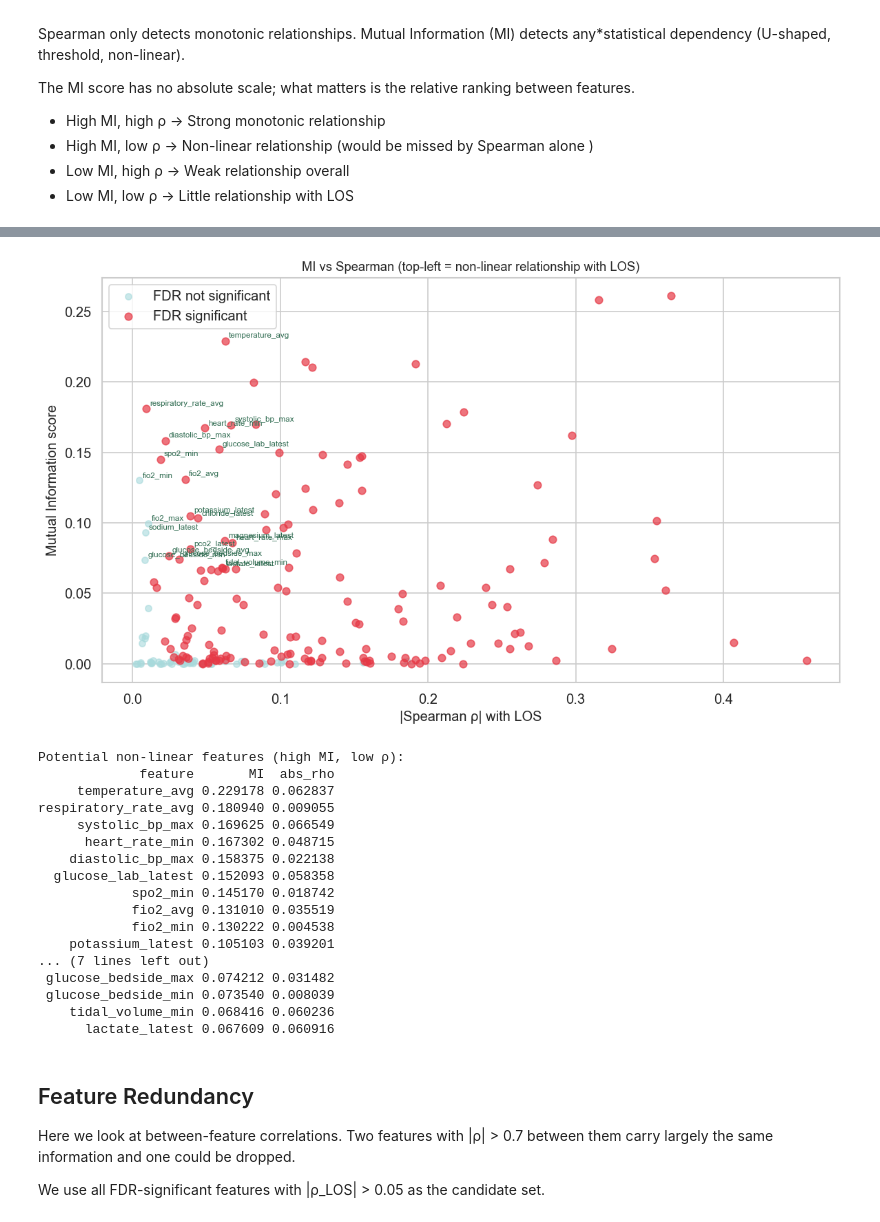
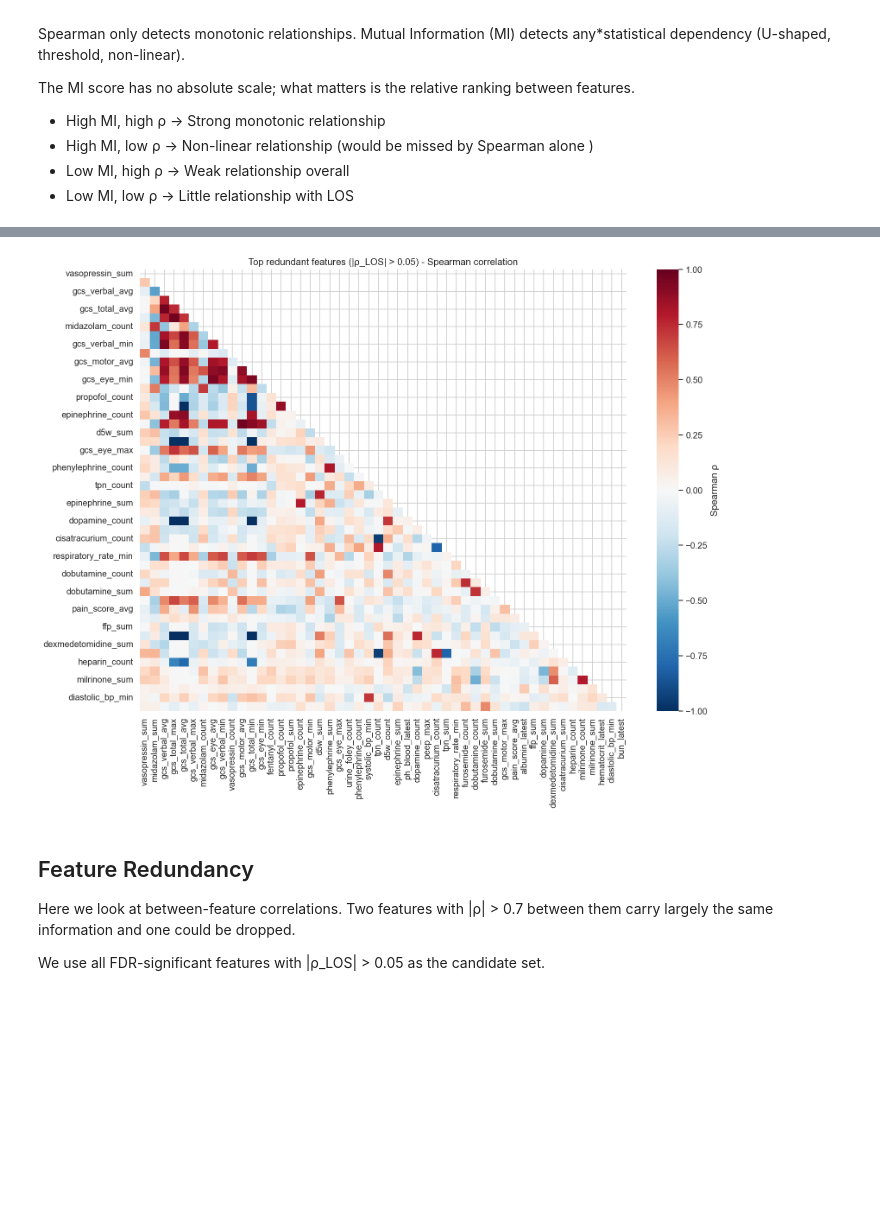
Before and after one commit to belacartaxo/icu-length-of-stay-prediction-system, a Jupyter notebook: 02_statistical_analysis.ipynb, the cells around one changed output, grey strips where cells are left out. Drawn from its saved outputs; the diff is of its cells as text; code cells hidden in the pictures; blank space fills up the shorter version.

Commit message:
cured dataset

```diff
--- a/02_statistical_analysis.ipynb
+++ b/02_statistical_analysis.ipynb
@@ -20,7 +20,7 @@ warnings.filterwarnings("ignore")
 sns.set_theme(style="whitegrid", palette="muted", font_scale=1.1)
 plt.rcParams["figure.dpi"] = 120
 
-df = pd.read_csv("final.csv")
+df = pd.read_csv("data/datasets/final.csv")
 
 TARGET = "LOS"
 df[TARGET] = pd.to_numeric(df[TARGET], errors="coerce")
@@ -30,7 +30,7 @@ print(f"LOS missing: {df[TARGET].isna().sum()} ({df[TARGET].isna().mean():.1%})"
 print(f"\nLOS summary (days):")
 display(df[TARGET].describe().to_frame().T.style.format("{:.2f}"))
 
-num_features = 25
+num_features = 50
 # %% [output]
 Shape: (62722, 217)
 LOS missing: 1200 (1.9%)
@@ -295,53 +295,33 @@ Top features by Mutual Information:
 # %%
-# scatter
-fig, ax = plt.subplots(figsize=(10, 6))
+# Select features: FDR-significant and even weakly associated with LOS
+redund_feats = (
+    num_df[num_df["significant"] & (num_df["abs_rho"] > 0.05)]
+    .sort_values("abs_rho", ascending=False)
+    ["feature"]
+    .head(50)
+    .tolist()
+)
+redund_feats = [f for f in redund_feats if f in df.columns]
 
-sig_m  = mi_df["significant"].fillna(False)
-ax.scatter(mi_df.loc[~sig_m, "abs_rho"], mi_df.loc[~sig_m, "MI"],
-           color="#a8dadc", alpha=0.6, s=30, label="FDR not significant")
-ax.scatter(mi_df.loc[sig_m,  "abs_rho"], mi_df.loc[sig_m,  "MI"],
-           color="#e63946",  alpha=0.7, s=40, label="FDR significant")
+corr_mat = df[redund_feats].corr(method="spearman")
 
-# Annotate high-MI low-ρ candidates
-nonlinear = mi_df[
-    (mi_df["MI"]      > mi_df["MI"].quantile(0.75)) &
-    (mi_df["abs_rho"] < mi_df["abs_rho"].quantile(0.5))
-]
-for _, row in nonlinear.iterrows():
-    ax.annotate(row["feature"],
-                (row["abs_rho"], row["MI"]),
-                fontsize=7, xytext=(3, 3), textcoords="offset points",
-                color="#2d6a4f")
+# Preencher NaN com 0 para garantir que todos os quadrados têm cor
+corr_mat_filled = corr_mat.fillna(0)
 
-ax.set_xlabel("|Spearman ρ| with LOS", fontsize=12)
-ax.set_ylabel("Mutual Information score", fontsize=12)
-ax.set_title("MI vs Spearman (top-left = non-linear relationship with LOS)", fontsize=11)
-ax.legend()
+# Heatmap — mostrar só o triângulo inferior (excluindo a diagonal)
+mask_tri = np.triu(np.ones_like(corr_mat_filled, dtype=bool))
+fig, ax = plt.subplots(figsize=(14, 11))
+sns.heatmap(
+    corr_mat_filled, mask=mask_tri, cmap="RdBu_r", center=0,
+    vmin=-1, vmax=1,
+    square=False, cbar_kws={"label": "Spearman ρ"},
+    ax=ax
+)
+ax.set_title("Top redundant features (|ρ_LOS| > 0.05) - Spearman correlation")
 plt.tight_layout()
 plt.show()
-
-if not nonlinear.empty:
-    print("Potential non-linear features (high MI, low ρ):")
-    print(nonlinear[["feature", "MI", "abs_rho"]].to_string(index=False))
 # %% [output]
-[figure, old version]
+[figure, new version]
-Potential non-linear features (high MI, low ρ):
-             feature       MI  abs_rho
-     temperature_avg 0.229178 0.062837
-respiratory_rate_avg 0.180940 0.009055
-     systolic_bp_max 0.169625 0.066549
-      heart_rate_min 0.167302 0.048715
-    diastolic_bp_max 0.158375 0.022138
-  glucose_lab_latest 0.152093 0.058358
-            spo2_min 0.145170 0.018742
-            fio2_avg 0.131010 0.035519
-            fio2_min 0.130222 0.004538
-    potassium_latest 0.105103 0.039201
-... (7 lines left out)
- glucose_bedside_max 0.074212 0.031482
- glucose_bedside_min 0.073540 0.008039
-    tidal_volume_min 0.068416 0.060236
-      lactate_latest 0.067609 0.060916
 # %% [markdown]
 ## Feature Redundancy
 
```
Also changed, not shown: parts of 9 cells of this notebook, 1 other file.
